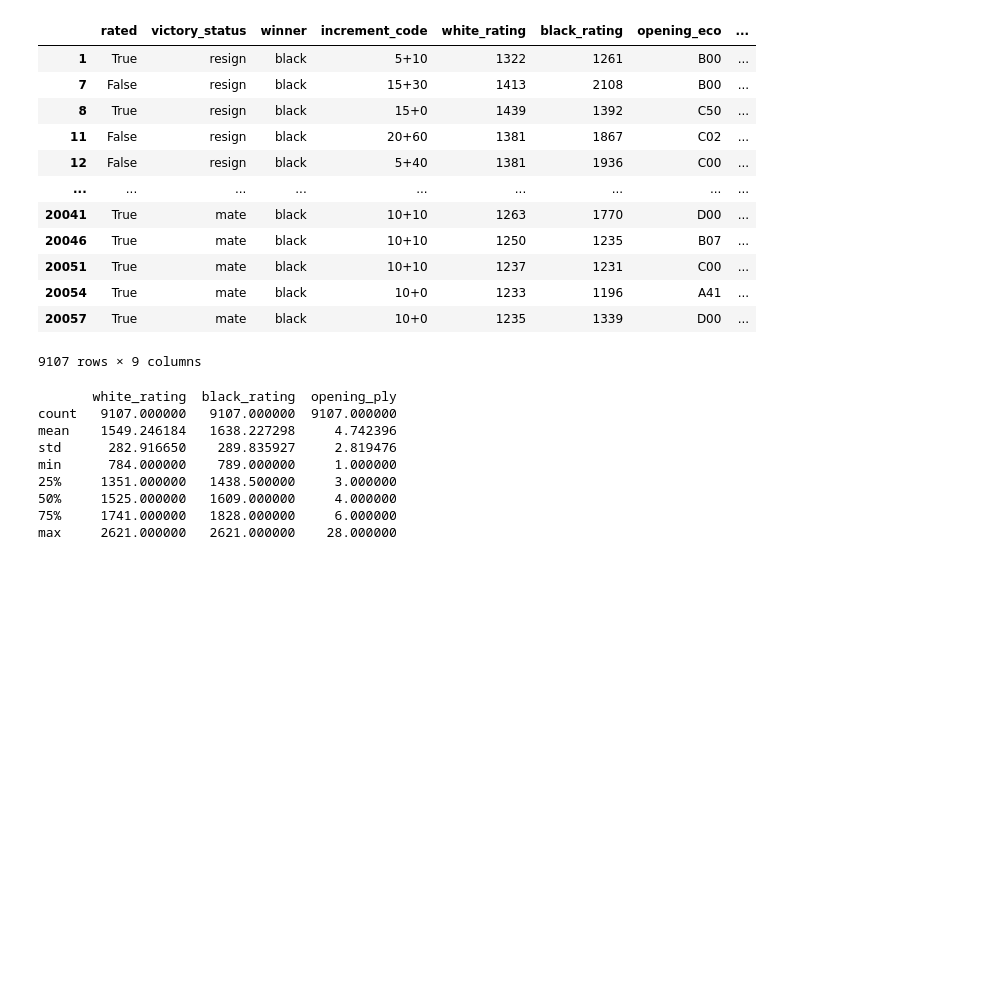
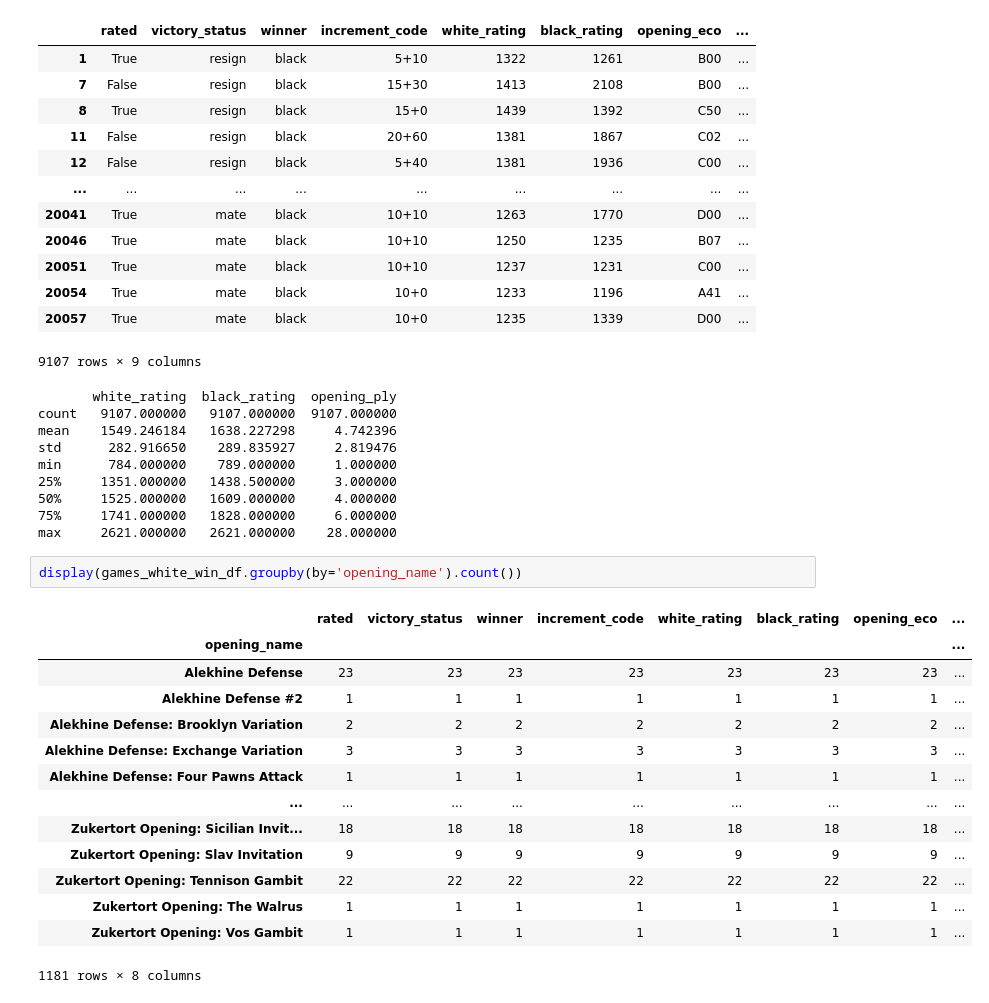
Before and after one commit to vellsant/extensao_analisededados, a Jupyter notebook: Extensão_AnaliseDeDados_ProjetoFinal.ipynb, the cells around one changed output. Cells and saved outputs as stored; diff of their text form; blank space fills up the shorter version.

```diff
--- a/Extensão_AnaliseDeDados_ProjetoFinal.ipynb
+++ b/Extensão_AnaliseDeDados_ProjetoFinal.ipynb
@@ -127,3 +127,20 @@ min      784.000000    789.000000     1.000000
 50%     1525.000000   1609.000000     4.000000
 75%     1741.000000   1828.000000     6.000000
 max     2621.000000   2621.000000    28.000000
+# %%
+display(games_white_win_df.groupby(by='opening_name').count())
+# %% [output]
+|  | rated | victory_status | winner | increment_code | white_rating | black_rating | opening_eco | ... |
+| opening_name |  |  |  |  |  |  |  | ... |
+| Alekhine Defense | 23 | 23 | 23 | 23 | 23 | 23 | 23 | ... |
+| Alekhine Defense #2 | 1 | 1 | 1 | 1 | 1 | 1 | 1 | ... |
+| Alekhine Defense: Brooklyn Variation | 2 | 2 | 2 | 2 | 2 | 2 | 2 | ... |
+| Alekhine Defense: Exchange Variation | 3 | 3 | 3 | 3 | 3 | 3 | 3 | ... |
+| Alekhine Defense: Four Pawns Attack | 1 | 1 | 1 | 1 | 1 | 1 | 1 | ... |
+| ... | ... | ... | ... | ... | ... | ... | ... | ... |
+| Zukertort Opening: Sicilian Invit... | 18 | 18 | 18 | 18 | 18 | 18 | 18 | ... |
+| Zukertort Opening: Slav Invitation | 9 | 9 | 9 | 9 | 9 | 9 | 9 | ... |
+| Zukertort Opening: Tennison Gambit | 22 | 22 | 22 | 22 | 22 | 22 | 22 | ... |
+| Zukertort Opening: The Walrus | 1 | 1 | 1 | 1 | 1 | 1 | 1 | ... |
+| Zukertort Opening: Vos Gambit | 1 | 1 | 1 | 1 | 1 | 1 | 1 | ... |
+1181 rows × 8 columns
```
